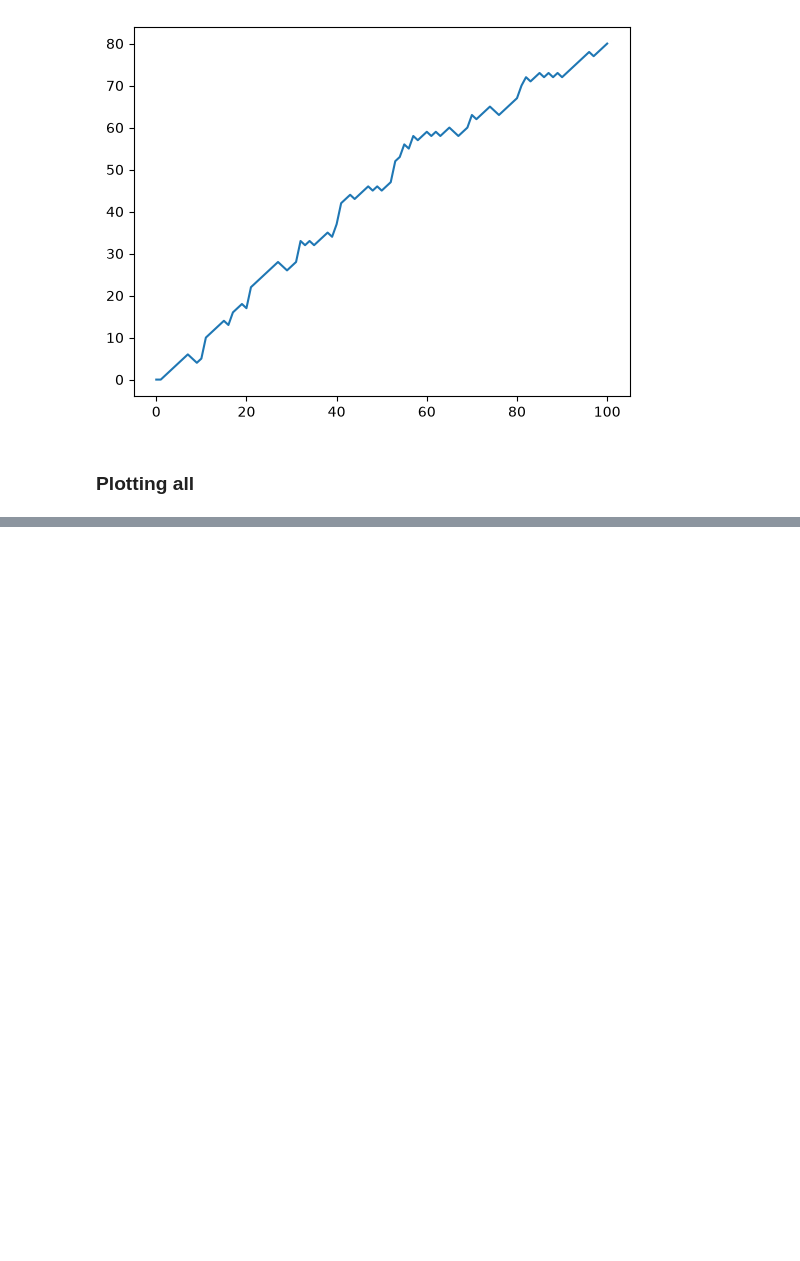
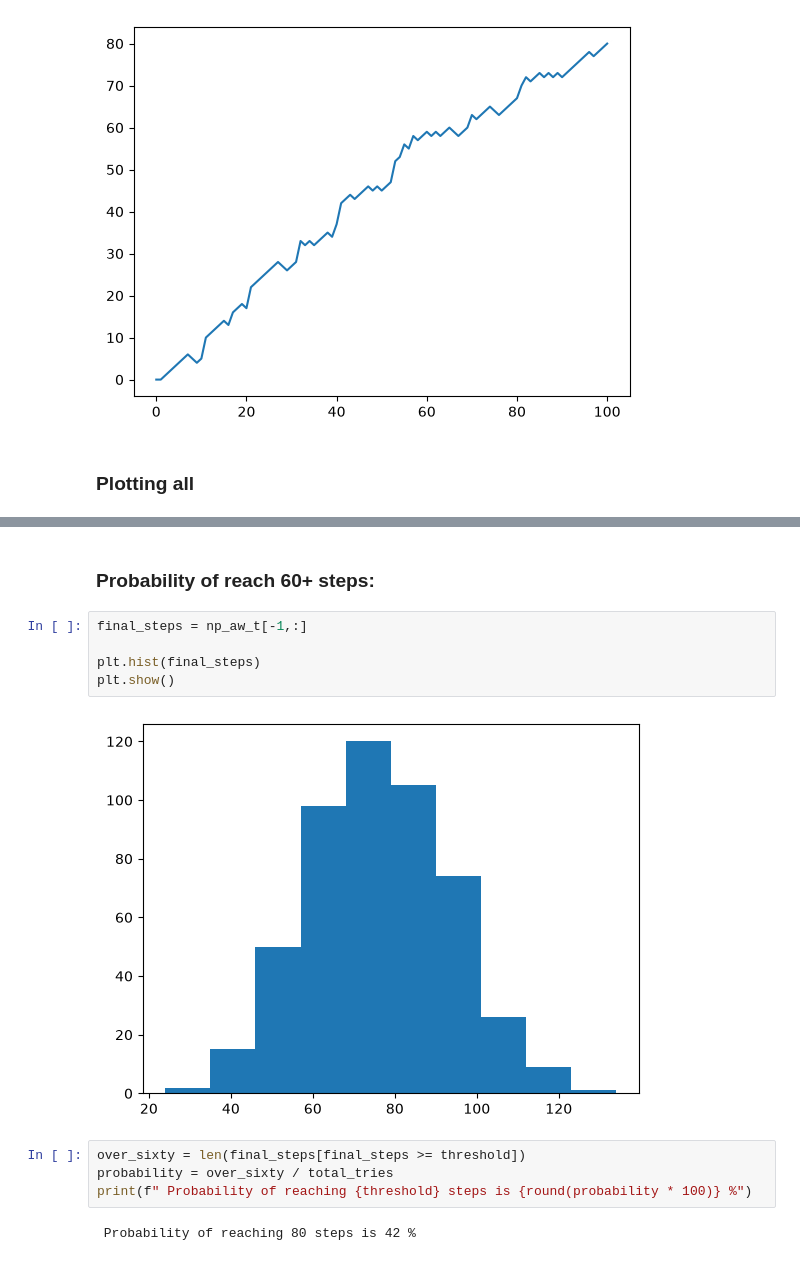
Before and after one commit to gre-ni/random-walk, a Jupyter notebook: random_walk.ipynb, the cells around one changed output, grey strips where cells are left out. Cells and saved outputs as stored; diff of their text form; blank space fills up the shorter version.

```diff
--- a/random_walk.ipynb
+++ b/random_walk.ipynb
@@ -72,0 +64,15 @@ plt.show()
+# %% [markdown]
+### Probability of reach 60+ steps:
+# %%
+final_steps = np_aw_t[-1,:]
+
+plt.hist(final_steps)
+plt.show()
+# %% [output]
+[figure, added]
+# %%
+over_sixty = len(final_steps[final_steps >= threshold])
+probability = over_sixty / total_tries
+print(f" Probability of reaching {threshold} steps is {round(probability * 100)} %")
+# %% [output]
+ Probability of reaching 80 steps is 42 %
```
Also changed, not shown: parts of 4 cells of this notebook.
